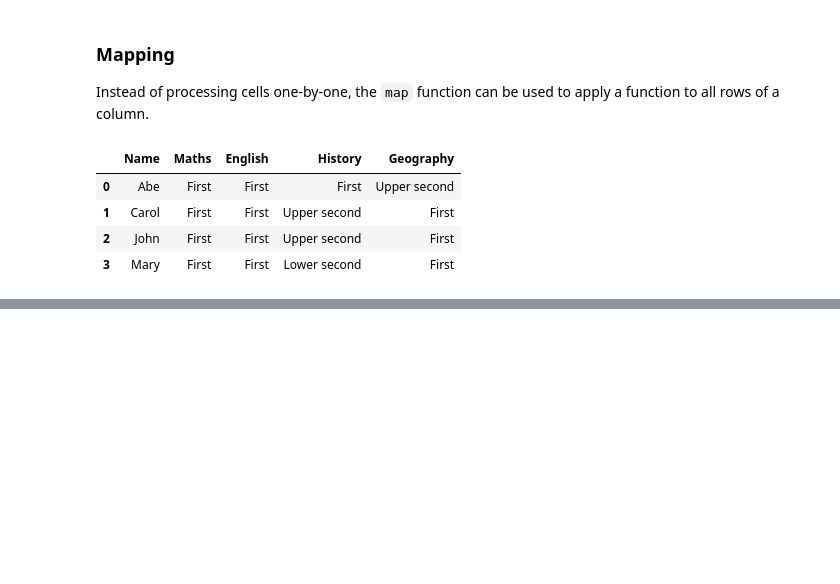
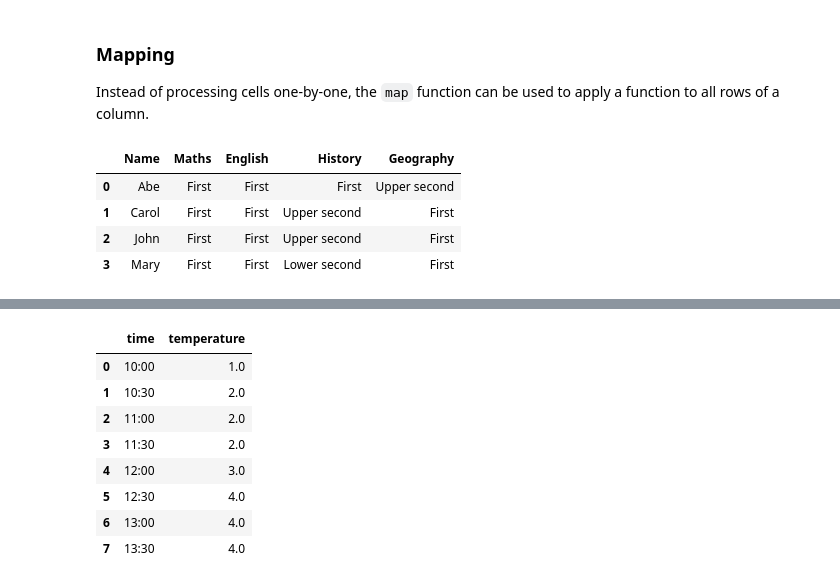
Before and after one commit to F-Badger/l2, a Jupyter notebook: COMP2271 Data Science/Data Cleaning and Analytics.ipynb, the cells around one changed output, grey strips where cells are left out. Cells and saved outputs as stored; diff of their text form; code cells hidden in the pictures; blank space fills up the shorter version.

```diff
--- a/COMP2271 Data Science/Data Cleaning and Analytics.ipynb
+++ b/COMP2271 Data Science/Data Cleaning and Analytics.ipynb
@@ -754,0 +933,13 @@ pd_classes
+# %%
+fw_temp=pd_temp.fillna(method='ffill')
+fw_temp
+# %% [output]
+|  | time | temperature |
+| 0 | 10:00 | 1.0 |
+| 1 | 10:30 | 2.0 |
+| 2 | 11:00 | 2.0 |
+| 3 | 11:30 | 2.0 |
+| 4 | 12:00 | 3.0 |
+| 5 | 12:30 | 4.0 |
+| 6 | 13:00 | 4.0 |
+| 7 | 13:30 | 4.0 |
```
Also changed, not shown: parts of 41 cells of this notebook, 21 other files.
